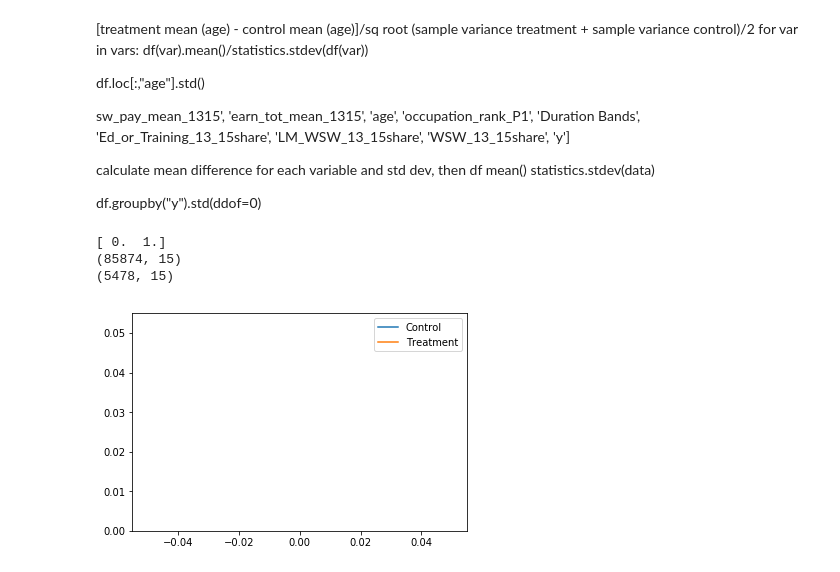
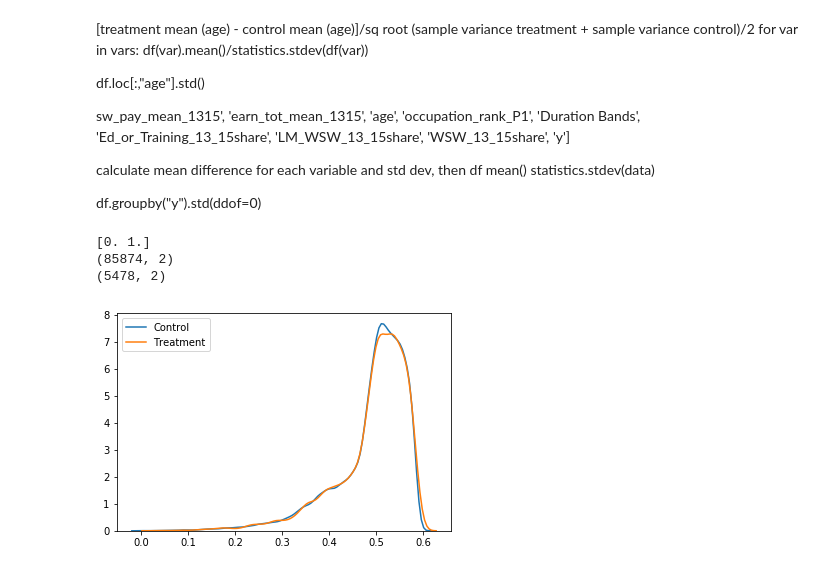
Before and after one commit to ciaranjudge/evaluation_jp, a Jupyter notebook: ModelTesting.ipynb, the cells around one changed output. Cells and saved outputs as stored; diff of their text form; code cells hidden in the pictures.

```diff
--- a/ModelTesting.ipynb
+++ b/ModelTesting.ipynb
@@ -419,3 +419,7 @@ plt.show()
 [figure]
 # %% [markdown]
 ## Testing Random forest
+# %%
+rfr = RandomForestRegressor(max_depth=2, random_state=0,
+                              n_estimators=100)
+rfr.fit(X, y)
@@ -584,0 +606,2 @@ df.shape
+# %%
+initial=df[['Propensity','y']]
@@ -714,15 +802,15 @@ w_df.shape
 # %%
 
-unique_vals = final['y'].unique()
+unique_vals = df['y'].unique()
 print(unique_vals)
-final['y'].value_counts()
+df['y'].value_counts()
 
 # # Sort the dataframe by target
 # # Use a list comprehension to create list of sliced dataframes
-targets = [final.loc[final['y'] == val] for val in unique_vals]
+targets = [df.loc[df['y'] == val] for val in unique_vals]
 for index, group in enumerate(['Control', 'Treatment']):
-    subset=final.loc[df['y'] ==index]
+    subset=df.loc[df['y'] ==index]
     print(subset.shape)
-    sns.kdeplot(subset[0], kernel='gau', label = group )
+    sns.kdeplot(subset['Propensity'], kernel='gau', label = group )
 plt.legend()
 plt.show()
@@ -899,21 +1038,21 @@ statistics.stdev(data)
 df.groupby("y").std(ddof=0)
 # %%
 
-unique_vals = df['y'].unique()
+unique_vals = initial['y'].unique()
 print(unique_vals)
-df['y'].value_counts()
+initial['y'].value_counts()
 
 # # Sort the dataframe by target
 # # Use a list comprehension to create list of sliced dataframes
-targets = [df.loc[df['y'] == val] for val in unique_vals]
+targets = [initial.loc[initial['y'] == val] for val in unique_vals]
 for index, group in enumerate(['Control', 'Treatment']):
-    subset=df.loc[df['y'] ==index]
+    subset=initial.loc[initial['y'] ==index]
     print(subset.shape)
-    sns.kdeplot(subset['Propensity_LR'], kernel='gau', label = group )
+    sns.kdeplot(subset['Propensity'], kernel='gau', label = group )
 plt.legend()
 plt.show()
 # %% [output]
-[ 0.  1.]
-(85874, 15)
-(5478, 15)
+[0. 1.]
+(85874, 2)
+(5478, 2)
-[figure, old version]
+[figure, new version]
```
Also changed, not shown: parts of 30 cells of this notebook.
